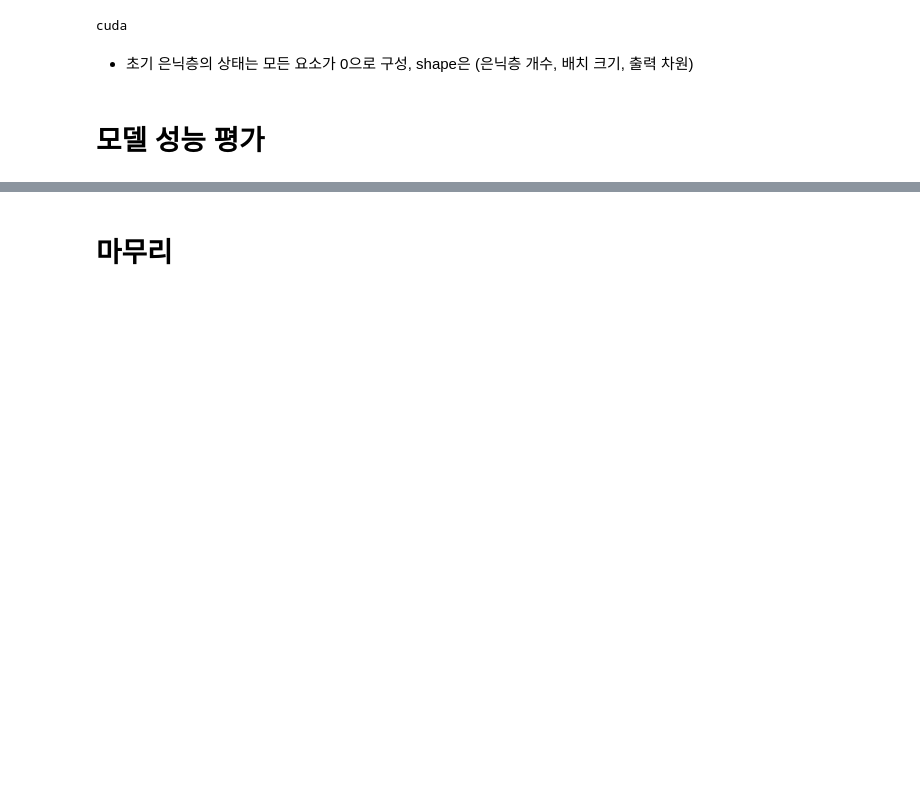
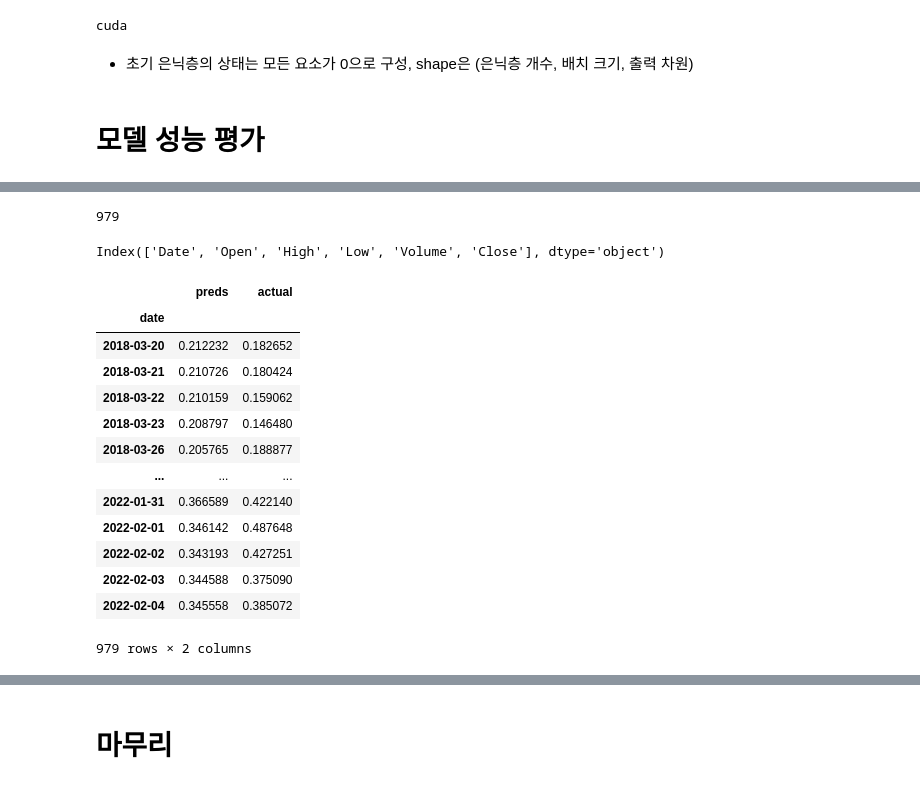
Before and after one commit to restful3/ds4th_study, a Jupyter notebook: source/텐초의 파이토치 딥러닝 특강/06_넷플릭스_주가_예측_RNN_Song.ipynb, the cells around one changed output, grey strips where cells are left out. Saved outputs shown, nothing was run; the diff lists cells and outputs as text; code cells hidden in the pictures; blank space fills up the shorter version.

```diff
--- a/source/텐초의 파이토치 딥러닝 특강/06_넷플릭스_주가_예측_RNN_Song.ipynb
+++ b/source/텐초의 파이토치 딥러닝 특강/06_넷플릭스_주가_예측_RNN_Song.ipynb
@@ -255,0 +256,8 @@ total_loss.item()
+# %%
+1009 - 30
+# %% [output]
+979
+# %%
+df.columns
+# %% [output]
+Index(['Date', 'Open', 'High', 'Low', 'Volume', 'Close'], dtype='object')
@@ -256 +268,21 @@ total_loss.item()
+# %%
+df_preds = pd.DataFrame({'date':date_index, 'preds':preds, 'actual':dataset.label[30:]})
+df_preds['date'] = pd.to_datetime(df_preds['date'])
+df_preds.set_index('date', inplace=True)
+df_preds
+# %% [output]
+|  | preds | actual |
+| date |  |  |
+| 2018-03-20 | 0.212232 | 0.182652 |
+| 2018-03-21 | 0.210726 | 0.180424 |
+| 2018-03-22 | 0.210159 | 0.159062 |
+| 2018-03-23 | 0.208797 | 0.146480 |
+| 2018-03-26 | 0.205765 | 0.188877 |
+| ... | ... | ... |
+| 2022-01-31 | 0.366589 | 0.422140 |
+| 2022-02-01 | 0.346142 | 0.487648 |
+| 2022-02-02 | 0.343193 | 0.427251 |
+| 2022-02-03 | 0.344588 | 0.375090 |
+| 2022-02-04 | 0.345558 | 0.385072 |
+979 rows × 2 columns
 # %%
```
Also changed, not shown: parts of 9 cells of this notebook, 3 other files.
